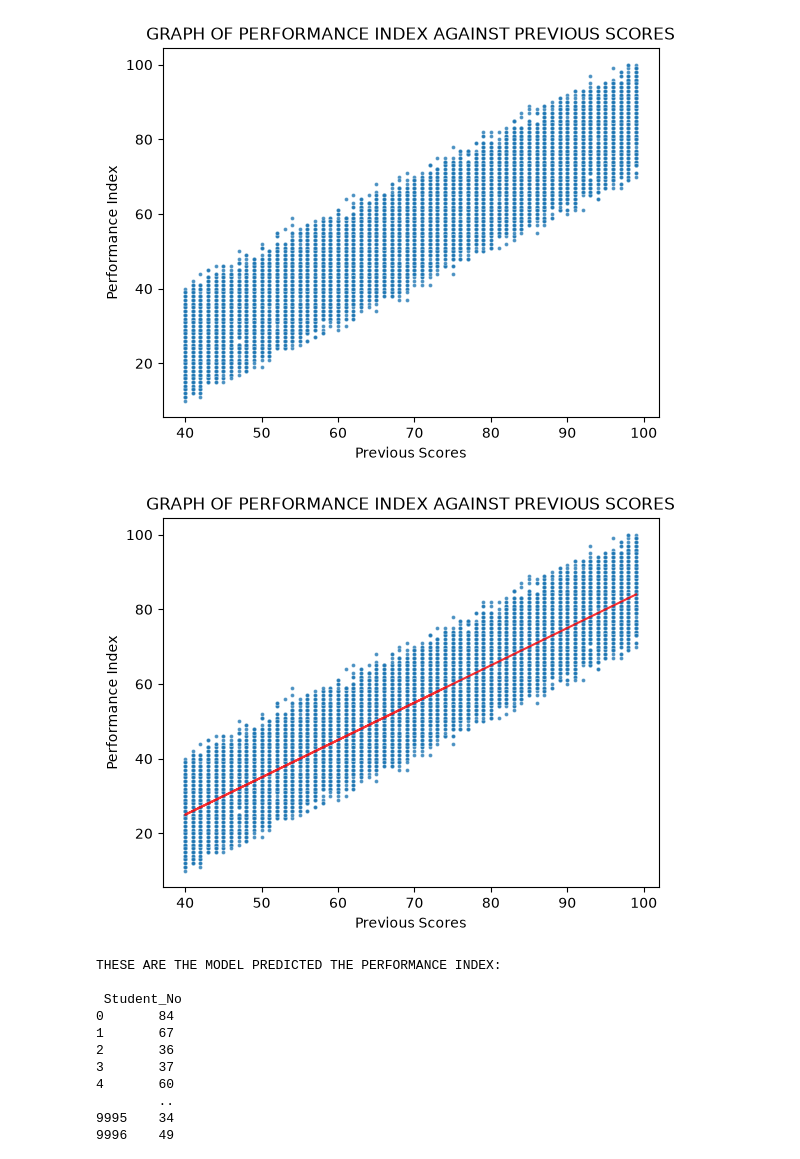
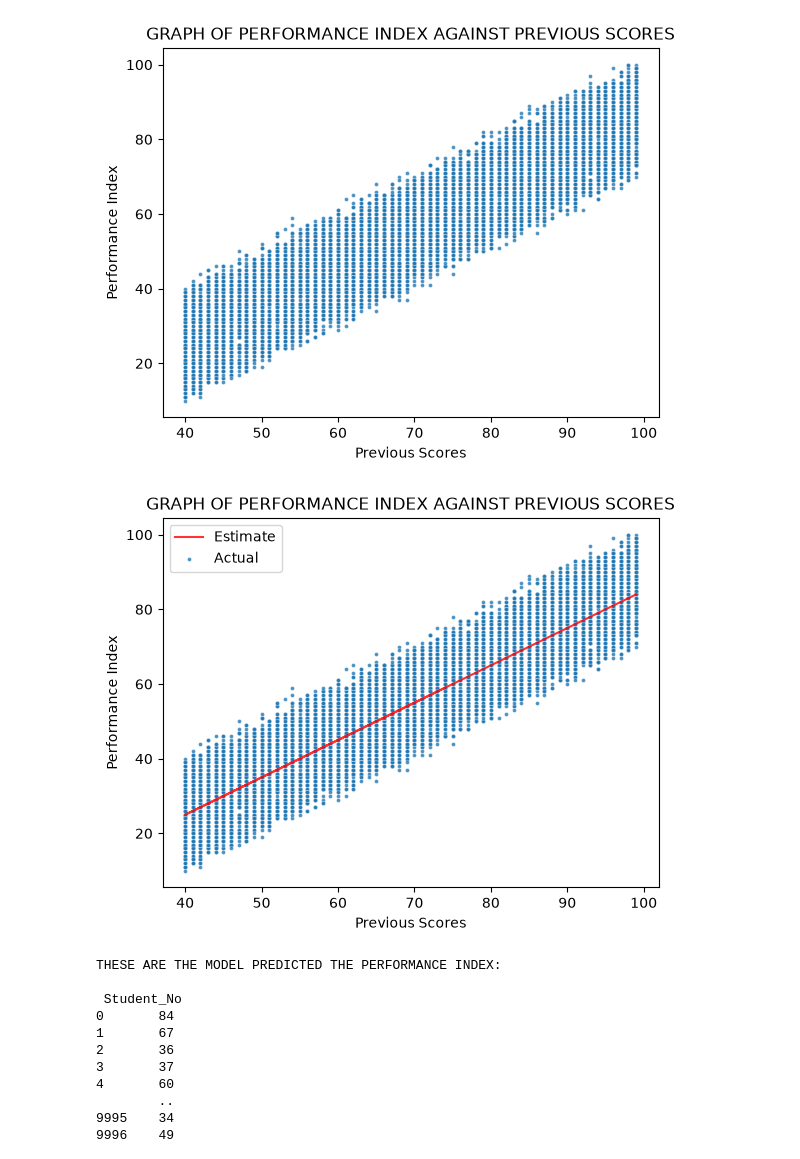
Before and after one commit to popsy-jeff/TITANIC_DATA_ANALYSIS, a Jupyter notebook: Student_Performance_LinearRegression_Model.ipynb, the cells around one changed output. Drawn from its saved outputs; the diff is of its cells as text; code cells hidden in the pictures.

```diff
--- a/Student_Performance_LinearRegression_Model.ipynb
+++ b/Student_Performance_LinearRegression_Model.ipynb
@@ -384,22 +384,23 @@ plt.show()
 # %%
 
 # FUNCTION TO GET ESTIMATED PERFORMANCE INDEX
 def estimate_index(input,a,B):
      return a *input + B
 a= 1
 B= -15
 input = performance['Previous Scores']
 actual_target = performance['Performance Index']
 estimated_target = estimate_index(input,a,B)
 
 plt.plot(input, estimated_target, 'r', alpha=0.8)
 sns.scatterplot(x=input,  y=actual_target, s=8, alpha=0.8)
 plt.xlabel('Previous Scores')
 plt.ylabel('Performance Index')
 plt.title('GRAPH OF PERFORMANCE INDEX AGAINST PREVIOUS SCORES')
+plt.legend(['Estimate', 'Actual'])
 plt.show()
 # %% [output]
-[figure, old version]
+[figure, new version]
 # %%
 # FUNCTION TO GET ESTIMATED PERFORMANCE INDEX USING PLOTLY
 def estimate_index(input, a, B):
```
Also changed, not shown: parts of 6 cells of this notebook.
